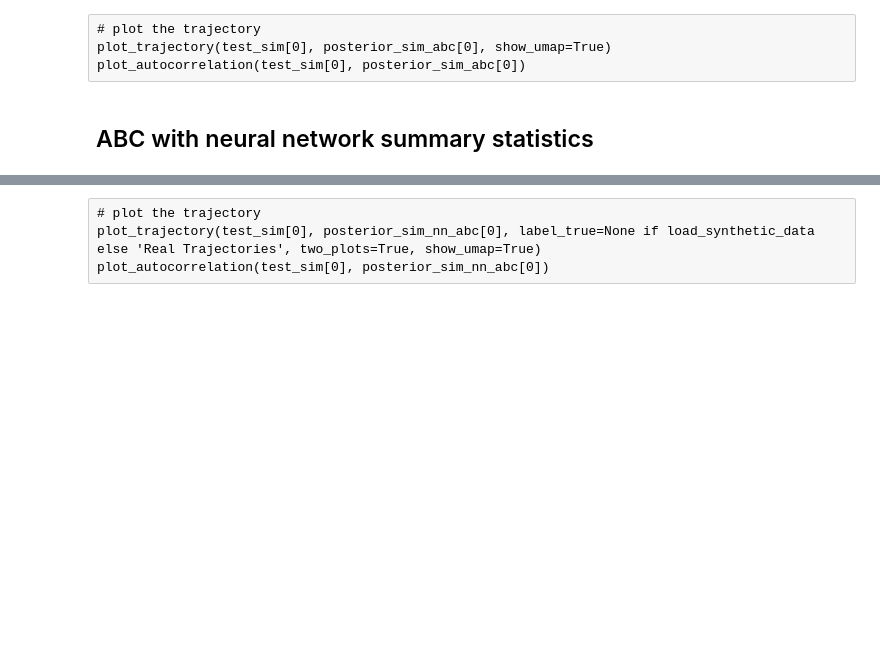
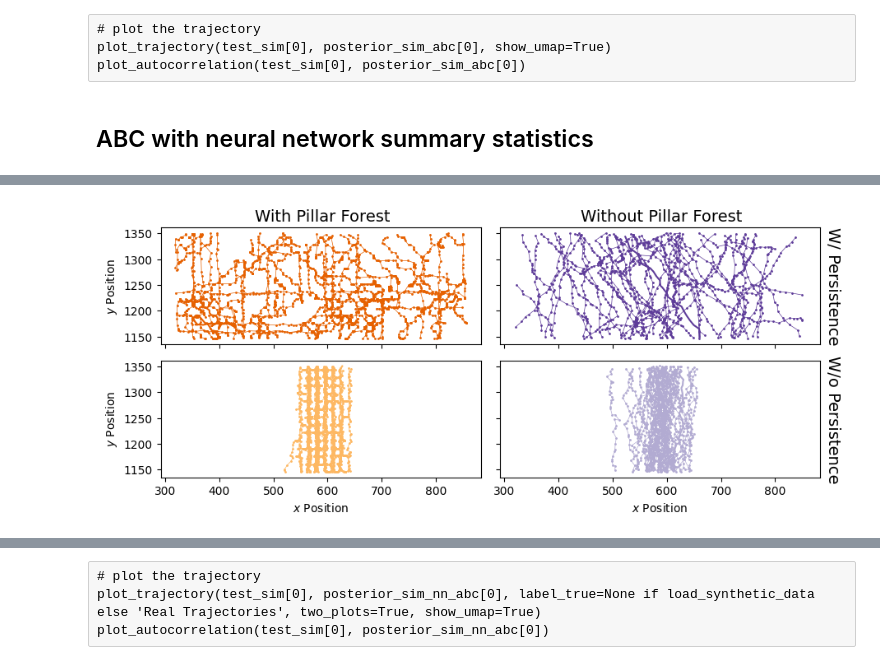
Before and after one commit to arrjon/CellMigration, a Jupyter notebook: synth_data_params_bayesflow/cell_migration_pyabc.ipynb, the cells around one changed output, grey strips where cells are left out. Drawn from its saved outputs; the diff is of its cells as text; code cells hidden in the pictures; blank space fills up the shorter version.

```diff
--- a/synth_data_params_bayesflow/cell_migration_pyabc.ipynb
+++ b/synth_data_params_bayesflow/cell_migration_pyabc.ipynb
@@ -675 +746,31 @@ plt.show()
+# %%
+fig, ax = plt.subplots(nrows=2, ncols=2, sharex=True, sharey=True,
+                       tight_layout=True, figsize=(9, 4))
+ax = ax.flatten()
+
+cell_popiulatinos = [posterior_sim_nn_bf[pop_id], posterior_sim_nn_bf_no_pillars[pop_id],
+                     posterior_sim_nn_bf_no_persistent[pop_id], posterior_sim_nn_bf_no_pillars_persistent[pop_id]]
+colors = ['#e66101', '#5e3c99', '#fdb863', '#b2abd2']
+
+# Add labels to the top and right side
+ax[1].set_title(' ')  # to have space for the different labels
+fig.text(0.22, 0.94, 'With Pillar Forest', va='center', fontsize=14)
+fig.text(0.66, 0.94, 'Without Pillar Forest', va='center', fontsize=14)
+fig.text(0.99, 0.73, 'W/ Persistence', va='center', rotation=270, fontsize=14) # Right side label
+fig.text(0.99, 0.325, 'W/o Persistence', va='center', rotation=270, fontsize=14)
+
+for i, cp in enumerate(cell_popiulatinos):
+    ax[i].plot(cp[0, :, 0], cp[0, :, 1], color=colors[i])
+    for cell_id in range(1, cells_in_population):
+        ax[i].plot(cp[cell_id, :, 0], cp[cell_id, :, 1], linewidth=0.5, color=colors[i])
+        ax[i].scatter(cp[cell_id, :, 0], cp[cell_id, :, 1], s=1, color=colors[i])
+
+ax[0].set_ylabel('$y$ Position')
+ax[2].set_ylabel('$y$ Position')
+ax[2].set_xlabel('$x$ Position')
+ax[3].set_xlabel('$x$ Position')
+plt.savefig(os.path.join(gp, f'{results_path}/simulated_trajectories_persistence.png'), bbox_inches='tight')
+plt.show()
+# %% [output]
+[figure, added]
 # %%
```
Also changed, not shown: parts of 39 cells of this notebook, 27 other files.
